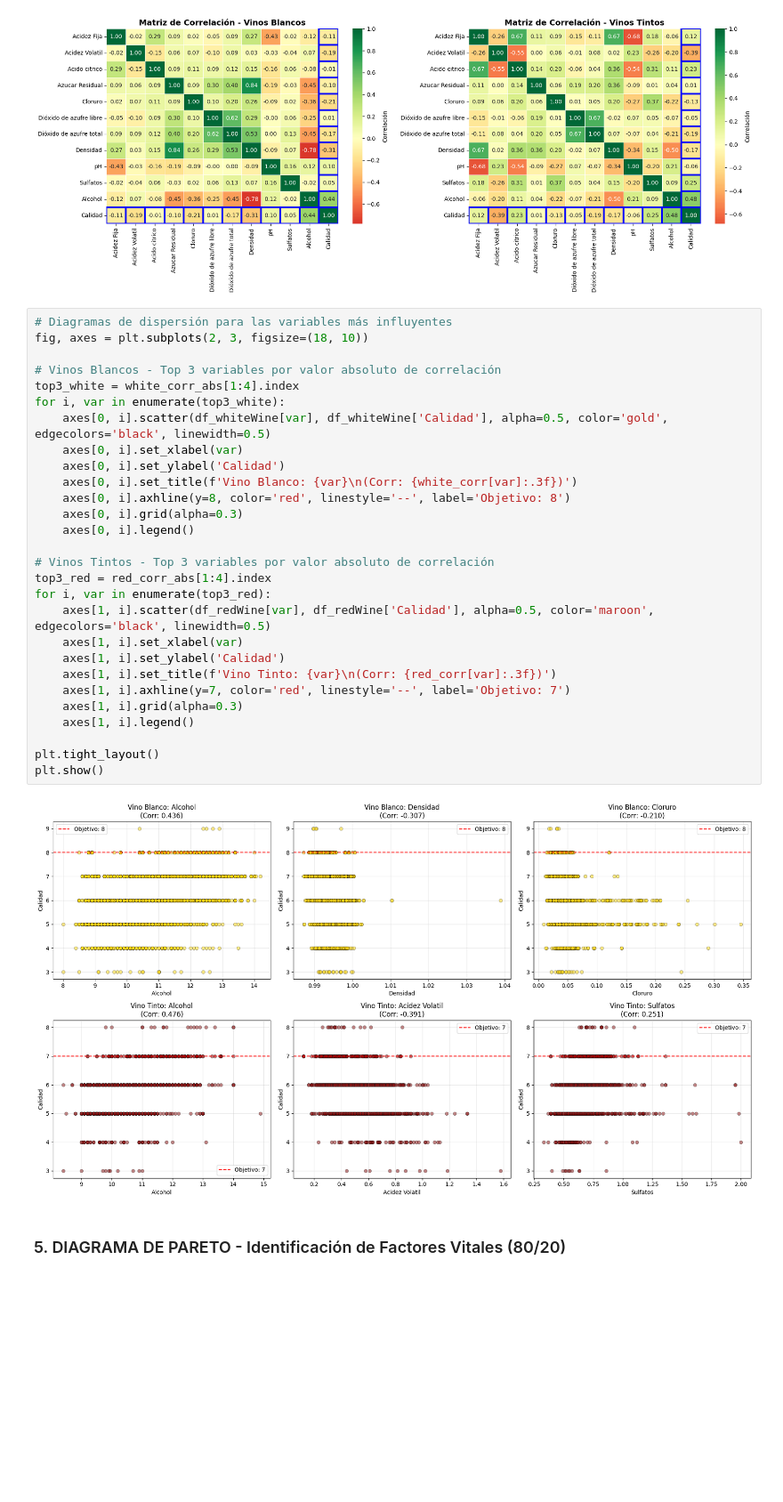
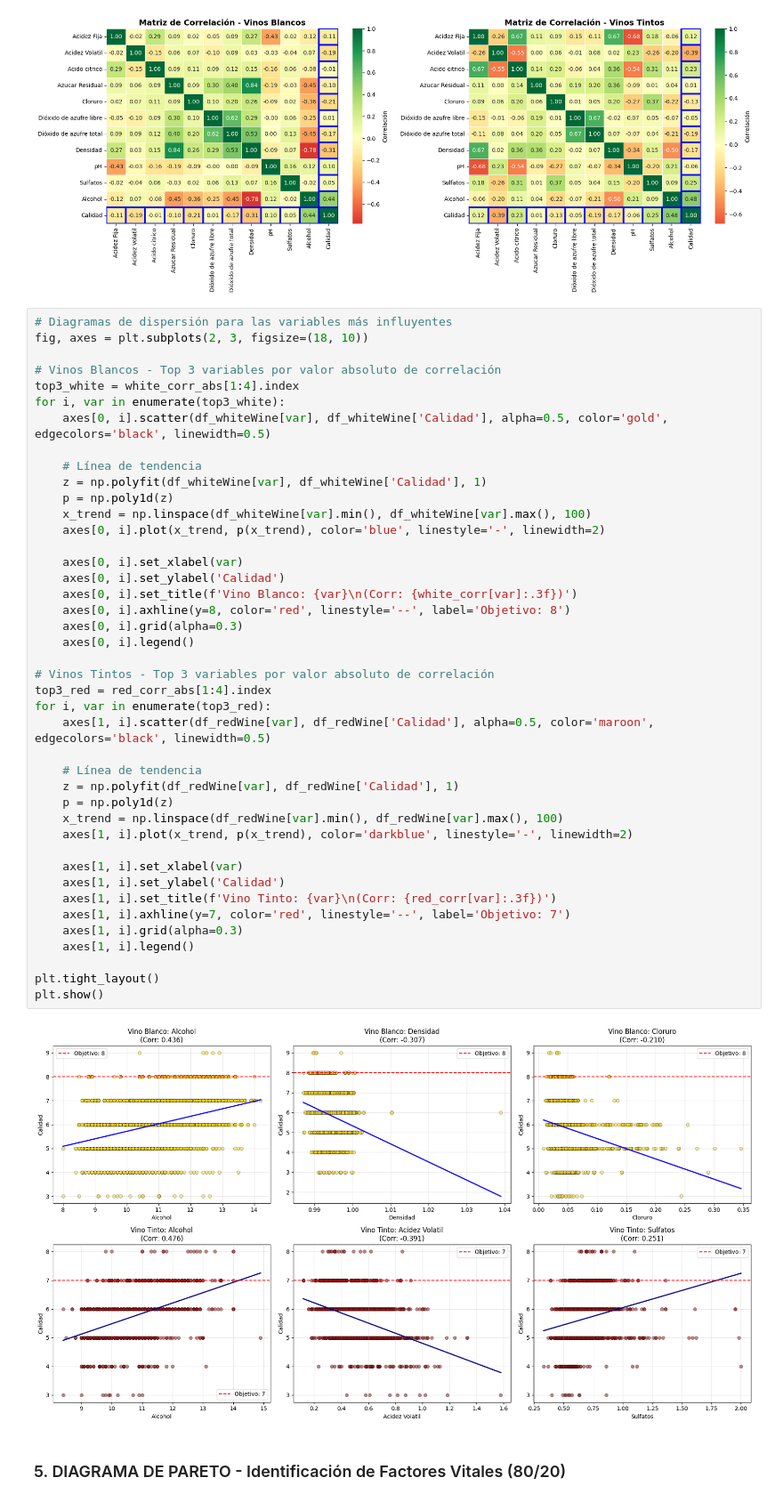
Before and after one commit to pitta1881/CalidadSistemas-Integrador, a Jupyter notebook: wines/src/wines.ipynb, the cells around one changed output. Shown at 89% size. Cells and saved outputs as stored; diff of their text form; blank space fills up the shorter version.

```diff
--- a/wines/src/wines.ipynb
+++ b/wines/src/wines.ipynb
@@ -457,33 +457,47 @@ plt.show()
 # %%
 # Diagramas de dispersión para las variables más influyentes
 fig, axes = plt.subplots(2, 3, figsize=(18, 10))
 
 # Vinos Blancos - Top 3 variables por valor absoluto de correlación
 top3_white = white_corr_abs[1:4].index
 for i, var in enumerate(top3_white):
     axes[0, i].scatter(df_whiteWine[var], df_whiteWine['Calidad'], alpha=0.5, color='gold', edgecolors='black', linewidth=0.5)
+
+    # Línea de tendencia
+    z = np.polyfit(df_whiteWine[var], df_whiteWine['Calidad'], 1)
+    p = np.poly1d(z)
+    x_trend = np.linspace(df_whiteWine[var].min(), df_whiteWine[var].max(), 100)
+    axes[0, i].plot(x_trend, p(x_trend), color='blue', linestyle='-', linewidth=2)
+
     axes[0, i].set_xlabel(var)
     axes[0, i].set_ylabel('Calidad')
     axes[0, i].set_title(f'Vino Blanco: {var}\n(Corr: {white_corr[var]:.3f})')
     axes[0, i].axhline(y=8, color='red', linestyle='--', label='Objetivo: 8')
     axes[0, i].grid(alpha=0.3)
     axes[0, i].legend()
 
 # Vinos Tintos - Top 3 variables por valor absoluto de correlación
 top3_red = red_corr_abs[1:4].index
 for i, var in enumerate(top3_red):
     axes[1, i].scatter(df_redWine[var], df_redWine['Calidad'], alpha=0.5, color='maroon', edgecolors='black', linewidth=0.5)
+
+    # Línea de tendencia
+    z = np.polyfit(df_redWine[var], df_redWine['Calidad'], 1)
+    p = np.poly1d(z)
+    x_trend = np.linspace(df_redWine[var].min(), df_redWine[var].max(), 100)
+    axes[1, i].plot(x_trend, p(x_trend), color='darkblue', linestyle='-', linewidth=2)
+
     axes[1, i].set_xlabel(var)
     axes[1, i].set_ylabel('Calidad')
     axes[1, i].set_title(f'Vino Tinto: {var}\n(Corr: {red_corr[var]:.3f})')
     axes[1, i].axhline(y=7, color='red', linestyle='--', label='Objetivo: 7')
     axes[1, i].grid(alpha=0.3)
     axes[1, i].legend()
 
 plt.tight_layout()
 plt.show()
 # %% [output]
-[figure, old version]
+[figure, new version]
 # %% [markdown]
 ### 5. DIAGRAMA DE PARETO - Identificación de Factores Vitales (80/20)
 # %%
```
Also changed, not shown: parts of 1 cell of this notebook, 15 other files.
